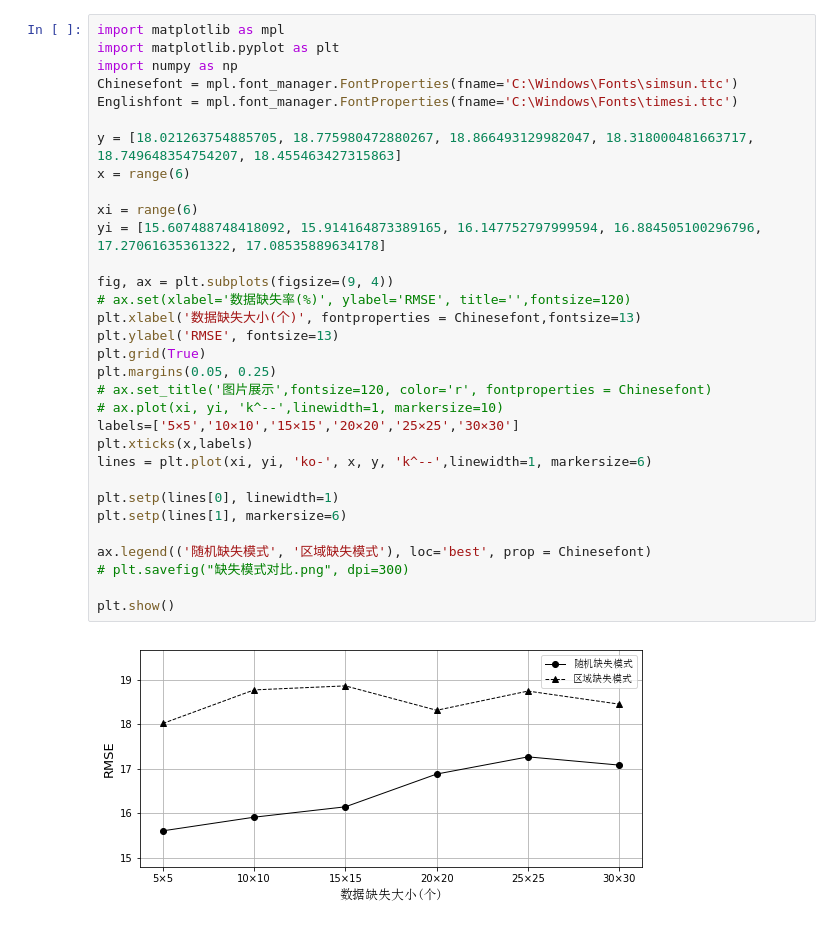
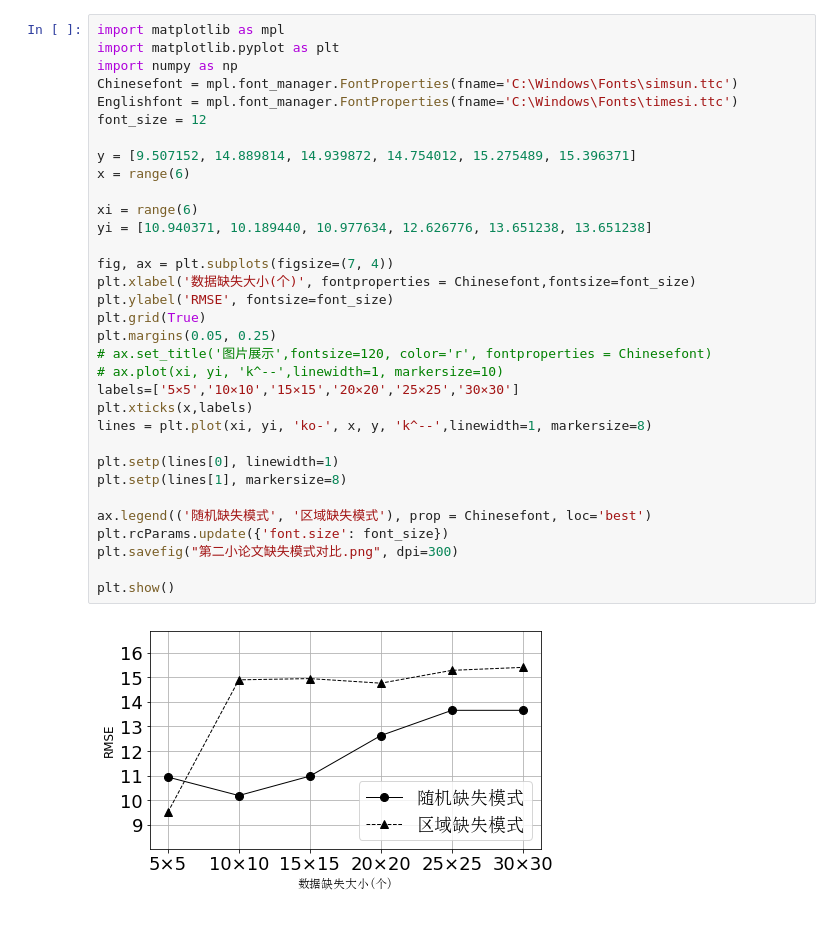
Before and after one commit to theMYang/freedom, a Jupyter notebook: pic/modelPic.ipynb, the cells around one changed output. Saved outputs shown, nothing was run; the diff lists cells and outputs as text.

```diff
--- a/pic/modelPic.ipynb
+++ b/pic/modelPic.ipynb
@@ -105,37 +201,38 @@ plt.show()
 # %%
 import matplotlib as mpl
 import matplotlib.pyplot as plt
 import numpy as np
 Chinesefont = mpl.font_manager.FontProperties(fname='C:\Windows\Fonts\simsun.ttc')
 Englishfont = mpl.font_manager.FontProperties(fname='C:\Windows\Fonts\timesi.ttc')
+font_size = 12
 
-y = [18.021263754885705, 18.775980472880267, 18.866493129982047, 18.318000481663717, 18.749648354754207, 18.455463427315863]
+y = [9.507152, 14.889814, 14.939872, 14.754012, 15.275489, 15.396371]
 x = range(6)
 
 xi = range(6)
-yi = [15.607488748418092, 15.914164873389165, 16.147752797999594, 16.884505100296796, 17.27061635361322, 17.08535889634178]
+yi = [10.940371, 10.189440, 10.977634, 12.626776, 13.651238, 13.651238]
 
-fig, ax = plt.subplots(figsize=(9, 4))
-# ax.set(xlabel='数据缺失率(%)', ylabel='RMSE', title='',fontsize=120)
-plt.xlabel('数据缺失大小(个)', fontproperties = Chinesefont,fontsize=13)
-plt.ylabel('RMSE', fontsize=13)
+fig, ax = plt.subplots(figsize=(7, 4))
+plt.xlabel('数据缺失大小(个)', fontproperties = Chinesefont,fontsize=font_size)
+plt.ylabel('RMSE', fontsize=font_size)
 plt.grid(True)
 plt.margins(0.05, 0.25)
 # ax.set_title('图片展示',fontsize=120, color='r', fontproperties = Chinesefont)
 # ax.plot(xi, yi, 'k^--',linewidth=1, markersize=10)
 labels=['5×5','10×10','15×15','20×20','25×25','30×30']
 plt.xticks(x,labels)
-lines = plt.plot(xi, yi, 'ko-', x, y, 'k^--',linewidth=1, markersize=6)
+lines = plt.plot(xi, yi, 'ko-', x, y, 'k^--',linewidth=1, markersize=8)
 
 plt.setp(lines[0], linewidth=1)
-plt.setp(lines[1], markersize=6)
+plt.setp(lines[1], markersize=8)
 
-ax.legend(('随机缺失模式', '区域缺失模式'), loc='best', prop = Chinesefont)
-# plt.savefig("缺失模式对比.png", dpi=300)
+ax.legend(('随机缺失模式', '区域缺失模式'), prop = Chinesefont, loc='best')
+plt.rcParams.update({'font.size': font_size})
+plt.savefig("第二小论文缺失模式对比.png", dpi=300)
 
 plt.show()
 # %% [output]
-[figure, old version]
+[figure, new version]
 # %%
 import matplotlib as mpl
 import matplotlib.pyplot as plt
```
Also changed, not shown: parts of 7 cells of this notebook, 21 other files.
